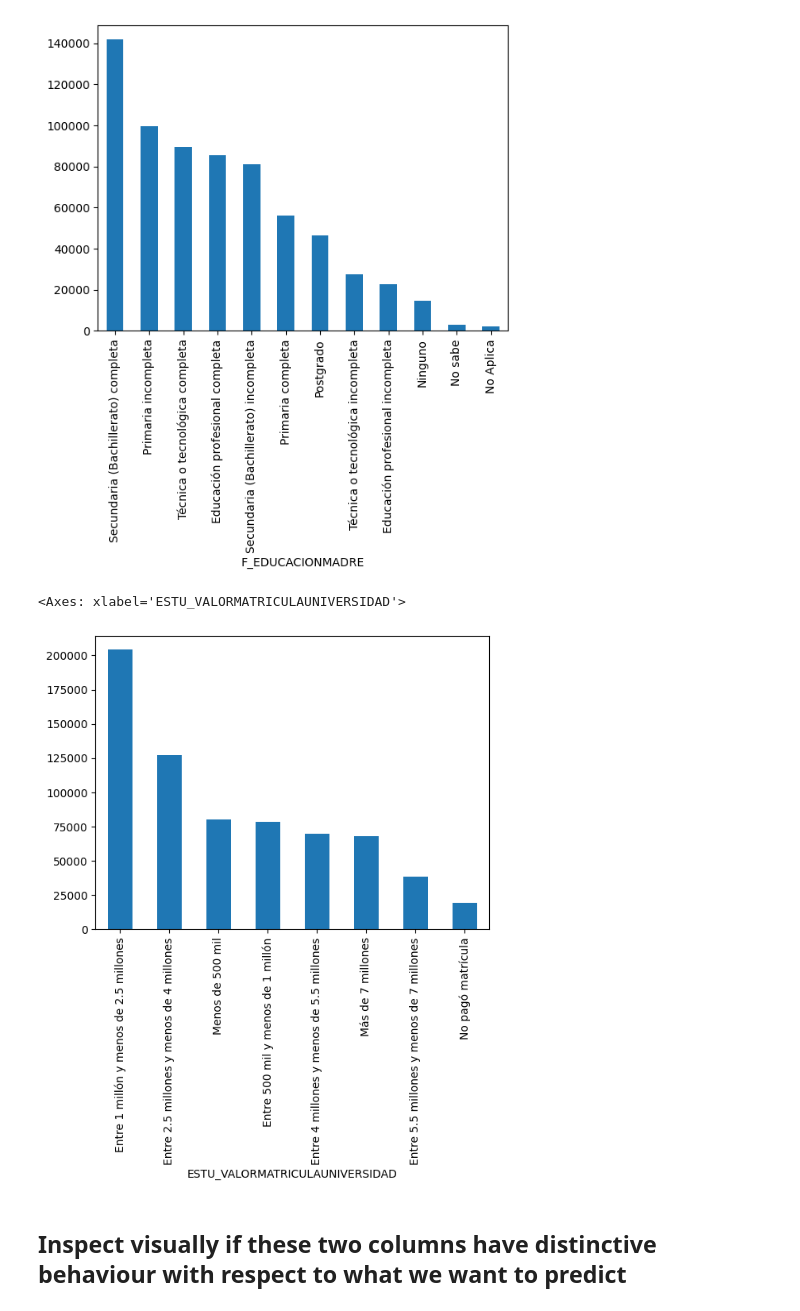
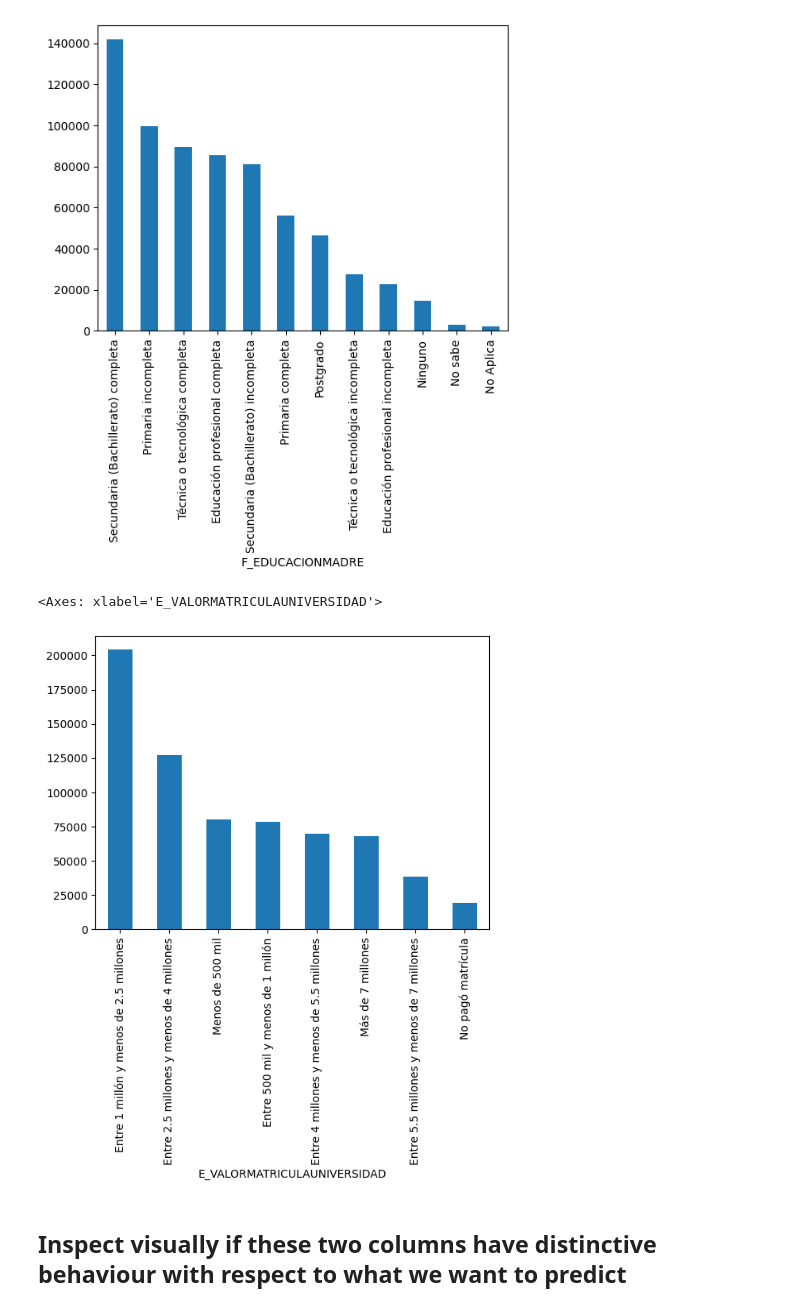
Before and after one commit to JhoanVillaNO/proyectoKaggle, a Jupyter notebook: 01 - exploración.ipynb, the cells around one changed output. Saved outputs shown, nothing was run; the diff lists cells and outputs as text; code cells hidden in the pictures.

```diff
--- a/01 - exploración.ipynb
+++ b/01 - exploración.ipynb
@@ -74,10 +75,10 @@ z.F_EDUCACIONMADRE.value_counts().plot(kind='bar')
 <Axes: xlabel='F_EDUCACIONMADRE'>
 [figure]
 # %%
-z.ESTU_VALORMATRICULAUNIVERSIDAD.value_counts().plot(kind='bar')
+z.E_VALORMATRICULAUNIVERSIDAD.value_counts().plot(kind='bar')
 # %% [output]
-<Axes: xlabel='ESTU_VALORMATRICULAUNIVERSIDAD'>
+<Axes: xlabel='E_VALORMATRICULAUNIVERSIDAD'>
-[figure, old version]
+[figure, new version]
 # %% [markdown]
 ## Inspect visually if these two columns have distinctive behaviour with respect to what we want to predict
 # %%
```
Also changed, not shown: parts of 32 cells of this notebook.
